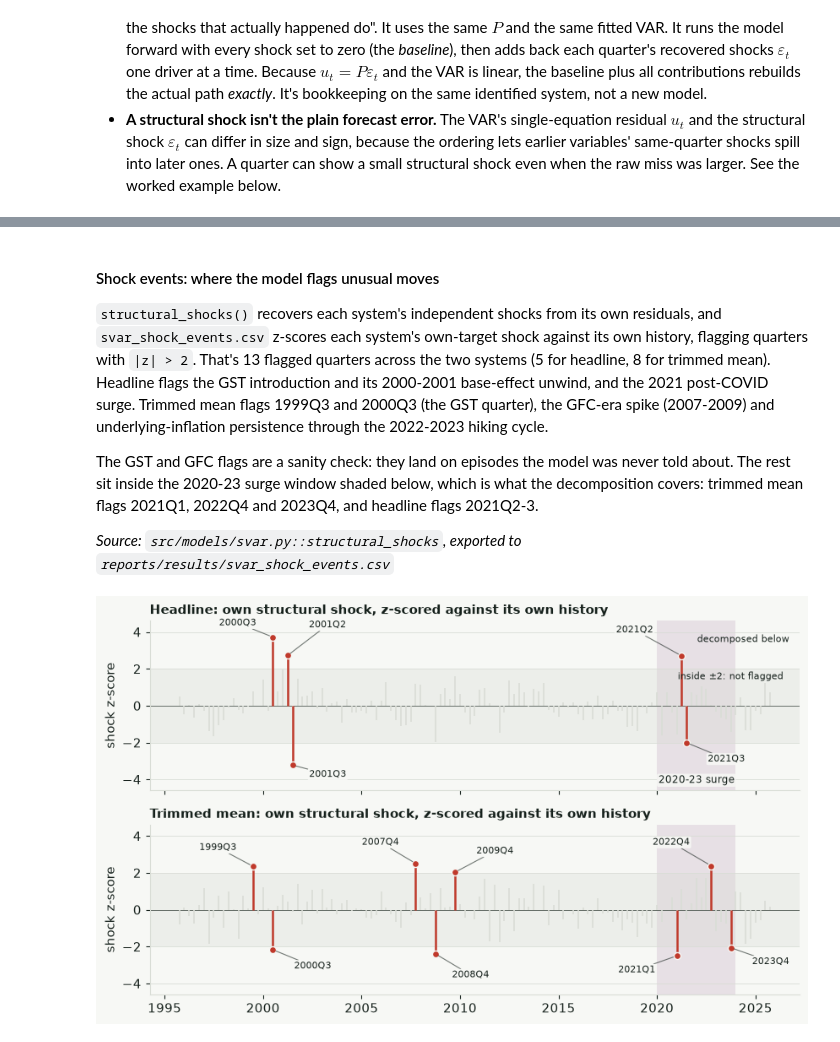
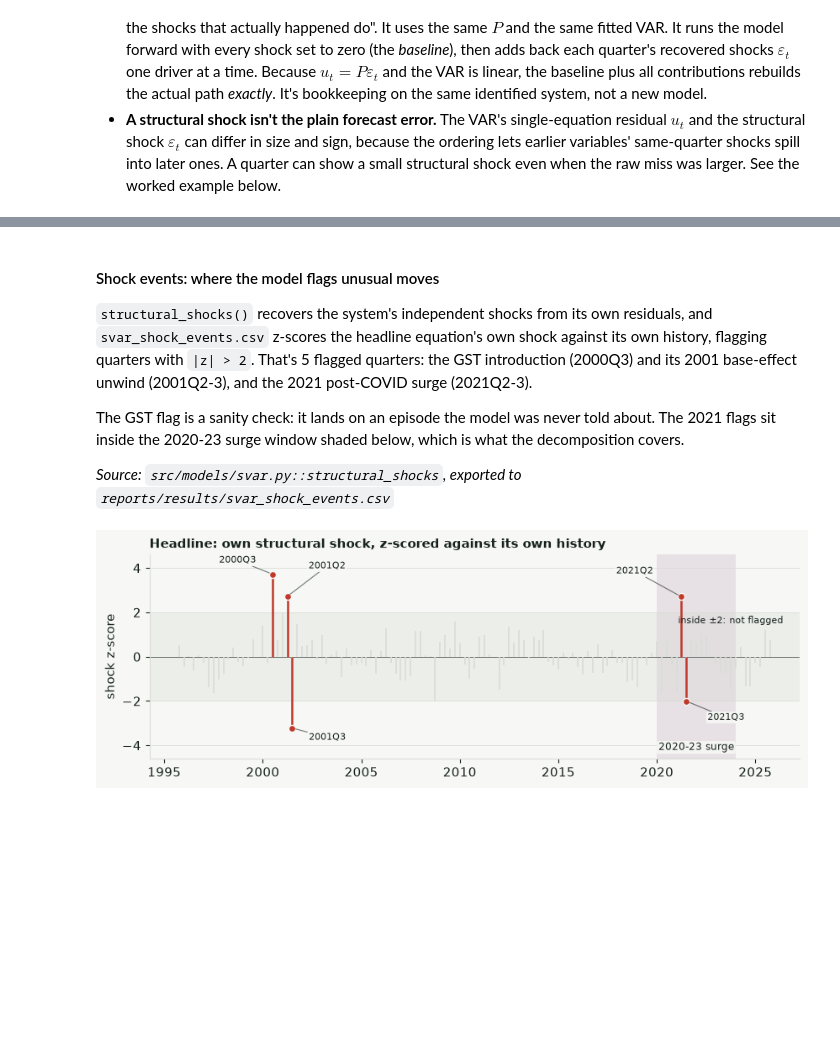
Before and after one commit to JuanVu1810/Australian-CPI-Forecast, a Jupyter notebook: book/australian_cpi_forecasting/04_modeling/44_svar.ipynb, the cells around one changed output, grey strips where cells are left out. Cells and saved outputs as stored; diff of their text form; code cells hidden in the pictures; blank space fills up the shorter version.

```diff
--- a/book/australian_cpi_forecasting/04_modeling/44_svar.ipynb
+++ b/book/australian_cpi_forecasting/04_modeling/44_svar.ipynb
@@ -190,8 +168,7 @@ from src.models import svar
 df = pd.read_csv(CURATED)
 df = df[df["quarter"] <= str(svar.FORECAST_ORIGIN_PIN)]
 variables = [
-    ("cpi_yoy", "Headline CPI (System A target)"),
-    ("trimmed_mean_cpi_yoy", "Trimmed-mean CPI (System B target)"),
+    ("cpi_yoy", "Headline CPI"),
     ("unemployment_rate", "Unemployment rate"),
     ("cash_rate", "Cash rate"),
     ("commodity_growth", "Commodity growth"),
@@ -296,14 +228,13 @@ The same same-quarter picture for System A, the headline system:
 # %%
 from src.models import svar
-from src.models.results_export import SVAR_SYSTEMS
+from src.models.results_export import SVAR_SYSTEM
 
-config = SVAR_SYSTEMS["System A"]
-frame = svar.load_svar_level_frame(columns=config["columns"])
+frame = svar.load_svar_level_frame(columns=SVAR_SYSTEM["columns"])
 frame = frame.loc[frame.index <= svar.FORECAST_ORIGIN_PIN]
-fitted = svar.fit_svar(frame, ordering=config["ordering"])
+fitted = svar.fit_svar(frame, ordering=SVAR_SYSTEM["ordering"])
 names = [str(n) for n in fitted.names]                      # the recursive Cholesky order
 P = np.asarray(fitted.irf(periods=1).P, dtype=float)        # P[i, j]: impact of shock j on variable i, same quarter
-pretty = {"cpi_yoy": "headline\nCPI", "trimmed_mean_cpi_yoy": "trimmed-mean\nCPI", "inflation_expectations_business": "business\nexpectations",
+pretty = {"cpi_yoy": "headline\nCPI", "inflation_expectations_business": "business\nexpectations",
           "unemployment_rate": "unemployment", "cash_rate": "cash rate", "commodity_growth": "commodity\ngrowth"}
 labels = [pretty.get(n, n) for n in names]
 
@@ -330,7 +261,7 @@ ax.grid(False)
 ax.tick_params(length=0)
 for s in ax.spines.values():
     s.set_visible(False)
-ax.set_title("Same-quarter effects the ordering allows (System A)\nshading is relative within each row; hatched = ruled out by assumption",
+ax.set_title("Same-quarter effects the ordering allows\nshading is relative within each row; hatched = ruled out by assumption",
              loc="left", fontsize=10.5, fontweight="bold", y=1.25)
 fig.tight_layout()
 plt.show()
@@ -346,7 +277,7 @@ Its own coefficient, +5.8 in both systems, looks huge next to the rest of its ro
 :::
 # %%
 irf = pd.read_csv(PROJECT_ROOT / "reports/results/svar_irf.csv")
-irf = irf[(irf["system"] == "System B") & (irf["response"] == "trimmed_mean_cpi_yoy")].copy()
+irf = irf[irf["response"] == "cpi_yoy"].copy()
 shocks = sorted(irf["shock"].unique())
 scolors = {shocks[0]: ACCENT, shocks[1]: HIGHLIGHT, shocks[2]: "#5b6f8f", shocks[3]: "#8a4f8a"}
 
@@ -363,7 +294,7 @@ for ax, shock in zip(axes, shocks):
     bands.append(ax.fill_between([], [], [], color=scolors[shock], alpha=0.22))
     line, = ax.plot([], [], color=scolors[shock], linewidth=2.0, marker="o", markersize=4)
     lines.append(line)
-fig.suptitle("System B — trimmed_mean_cpi_yoy response to a one-SD shock\n(horizons 1-8, 80% bootstrap band)",
+fig.suptitle("Headline cpi_yoy response to a one-SD shock\n(horizons 1-8, 80% bootstrap band)",
              fontsize=10.8, fontweight="bold", x=0.02, ha="left")
 fig.tight_layout(rect=(0, 0, 1, 0.95))
 
@@ -404,66 +332,58 @@ The same chart is on the [Key Findings](../00_results_at_a_glance) page, with th
 # %% [markdown]
 #### Shock events: where the model flags unusual moves
 
-`structural_shocks()` recovers each system's independent shocks from its own residuals, and `svar_shock_events.csv` z-scores each system's own-target shock against its own history, flagging quarters with `|z| > 2`. That's 13 flagged quarters across the two systems (5 for headline, 8 for trimmed mean). Headline flags the GST introduction and its 2000-2001 base-effect unwind, and the 2021 post-COVID surge. Trimmed mean flags 1999Q3 and 2000Q3 (the GST quarter), the GFC-era spike (2007-2009) and underlying-inflation persistence through the 2022-2023 hiking cycle.
+`structural_shocks()` recovers the system's independent shocks from its own residuals, and `svar_shock_events.csv` z-scores the headline equation's own shock against its own history, flagging quarters with `|z| > 2`. That's 5 flagged quarters: the GST introduction (2000Q3) and its 2001 base-effect unwind (2001Q2-3), and the 2021 post-COVID surge (2021Q2-3).
 
-The GST and GFC flags are a sanity check: they land on episodes the model was never told about. The rest sit inside the 2020-23 surge window shaded below, which is what the decomposition covers: trimmed mean flags 2021Q1, 2022Q4 and 2023Q4, and headline flags 2021Q2-3.
+The GST flag is a sanity check: it lands on an episode the model was never told about. The 2021 flags sit inside the 2020-23 surge window shaded below, which is what the decomposition covers.
 
 *Source: `src/models/svar.py::structural_shocks`, exported to `reports/results/svar_shock_events.csv`*
 # %%
 def shade_surge(ax, label=False, where="top", alpha=0.14):
     """The 2020-23 COVID and inflation-surge window as one light full-height band: one definition for the whole book.
     label=True names the band in plain text (do that once per figure); `where` is "top" or "bottom"."""
     s, e = pd.Period("2020Q1", "Q").to_timestamp(), pd.Period("2023Q4", "Q").to_timestamp(how="end")
     ax.axvspan(s, e, color="#8a4f8a", alpha=alpha, linewidth=0, zorder=0)
     if label:
         ax.text(s + (e - s) / 2, 0.97 if where == "top" else 0.03, "2020-23 surge", transform=ax.get_xaxis_transform(),
                 ha="center", va="top" if where == "top" else "bottom", fontsize=8.5, color="#16211c", zorder=1.6,
                 bbox=dict(boxstyle="round,pad=0.15", facecolor="#f7f8f5", edgecolor="none", alpha=0.85))
 
 
 def label_point(ax, x, y, text, offset, ha="center", size=7.8):
     """Quarter label with a thin leader line to the (already drawn) point at (x, y)."""
     ax.annotate(text, (x, y), xytext=offset, textcoords="offset points", ha=ha, va="center", fontsize=size, zorder=7,
                 bbox=dict(boxstyle="round,pad=0.15", facecolor=PAPER, edgecolor="none", alpha=0.9),
                 arrowprops=dict(arrowstyle="-", color=INK, alpha=0.6, linewidth=0.8, shrinkA=0, shrinkB=3))
 
 # label offsets (points) for the flagged quarters, chosen to sit in empty space
-OFFSETS = {
-    ("System A", "2000Q3"): (-30, 12), ("System A", "2001Q2"): (34, 26), ("System A", "2001Q3"): (30, -8),
-    ("System A", "2021Q2"): (-40, 22), ("System A", "2021Q3"): (34, -14),
-    ("System B", "1999Q3"): (-30, 16), ("System B", "2000Q3"): (34, -14), ("System B", "2007Q4"): (-30, 18),
-    ("System B", "2008Q4"): (30, -18), ("System B", "2009Q4"): (34, 18), ("System B", "2021Q1"): (-34, -12),
-    ("System B", "2022Q4"): (-34, 20), ("System B", "2023Q4"): (34, -12),
-}
+OFFSETS = {"2000Q3": (-30, 12), "2001Q2": (34, 26), "2001Q3": (30, -8), "2021Q2": (-40, 22), "2021Q3": (34, -14)}
 
 events = pd.read_csv(RESULTS / "svar_shock_events.csv")
 events["date"] = pd.PeriodIndex(events["quarter"], freq="Q").to_timestamp()
 SHOCK_COLOR = "#c0392b"
 
-fig, axes = plt.subplots(2, 1, figsize=(8.6, 5.2), sharex=True)
-for ax, (system, label) in zip(axes, [("System A", "Headline"), ("System B", "Trimmed mean")]):
-    sub = events[events["system"] == system].sort_values("date")
-    flagged = sub[sub["flagged"]]
-    ax.axhspan(-2, 2, color=GRID, alpha=0.35, linewidth=0)
-    ax.axhline(0, color=INK, linewidth=0.7, alpha=0.6)
-    shade_surge(ax, label=(system == "System A"), where="bottom")
-    ax.vlines(sub["date"], 0, sub["shock_z"], color=GRID, linewidth=1.2, zorder=2)
-    ax.vlines(flagged["date"], 0, flagged["shock_z"], color=SHOCK_COLOR, linewidth=1.8, zorder=3)
-    ax.scatter(flagged["date"], flagged["shock_z"], s=34, color=SHOCK_COLOR, edgecolor=PAPER, linewidth=1.0, zorder=4)
-    for _, r in flagged.iterrows():
-        label_point(ax, r["date"], r["shock_z"], r["quarter"], OFFSETS.get((system, r["quarter"]), (0, 22)))
-    ax.set_ylim(-4.6, 4.6)
-    ax.set_ylabel("shock z-score")
-    ax.set_title(f"{label}: own structural shock, z-scored against its own history", loc="left",
-                 fontsize=10.5, fontweight="bold")
-    ax.grid(axis="x", visible=False)
-axes[0].text(pd.Timestamp("2022-01-15"), 3.6, "decomposed below", ha="left", va="center", fontsize=8)
-axes[0].text(pd.Timestamp("2026-06-01"), 1.85, "inside ±2: not flagged", fontsize=8, va="top", ha="right")
-year_axis(axes[1], 5)
+sub = events.sort_values("date")
+flagged = sub[sub["flagged"]]
+fig, ax = plt.subplots(figsize=(8.6, 3.2))
+ax.axhspan(-2, 2, color=GRID, alpha=0.35, linewidth=0)
+ax.axhline(0, color=INK, linewidth=0.7, alpha=0.6)
+shade_surge(ax, label=True, where="bottom")
+ax.vlines(sub["date"], 0, sub["shock_z"], color=GRID, linewidth=1.2, zorder=2)
+ax.vlines(flagged["date"], 0, flagged["shock_z"], color=SHOCK_COLOR, linewidth=1.8, zorder=3)
+ax.scatter(flagged["date"], flagged["shock_z"], s=34, color=SHOCK_COLOR, edgecolor=PAPER, linewidth=1.0, zorder=4)
+for _, r in flagged.iterrows():
+    label_point(ax, r["date"], r["shock_z"], r["quarter"], OFFSETS.get(r["quarter"], (0, 22)))
+ax.set_ylim(-4.6, 4.6)
+ax.set_ylabel("shock z-score")
+ax.set_title("Headline: own structural shock, z-scored against its own history", loc="left",
+             fontsize=10.5, fontweight="bold")
+ax.grid(axis="x", visible=False)
+ax.text(pd.Timestamp("2026-06-01"), 1.85, "inside ±2: not flagged", fontsize=8, va="top", ha="right")
+year_axis(ax, 5)
 fig.tight_layout()
 plt.show()
 # %% [output]
-[figure, old version]
+[figure, new version]
 # %% [markdown]
 #### What a shock looks like on the series itself
 
```
Also changed, not shown: parts of 20 cells of this notebook, 31 other files.
